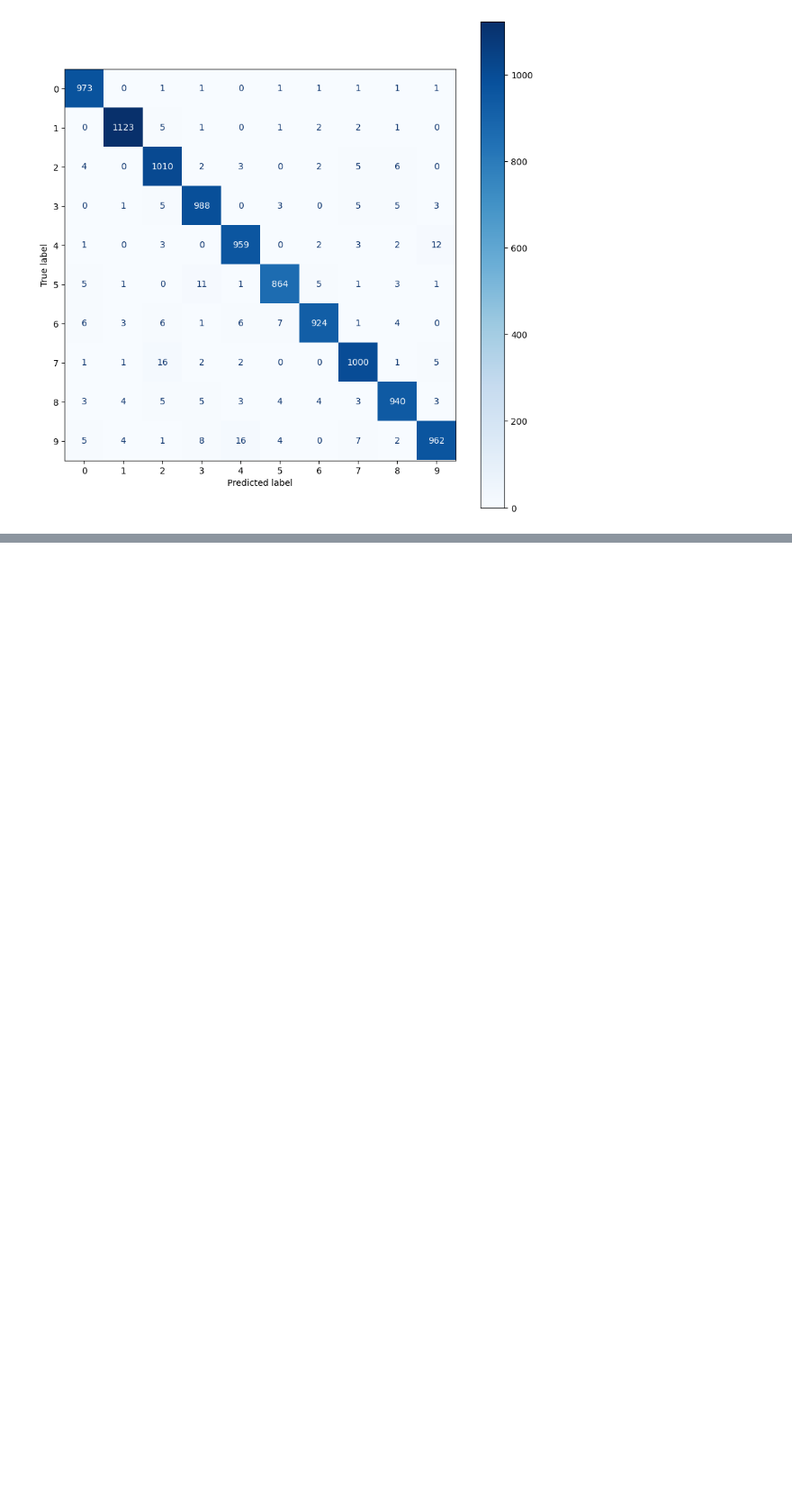
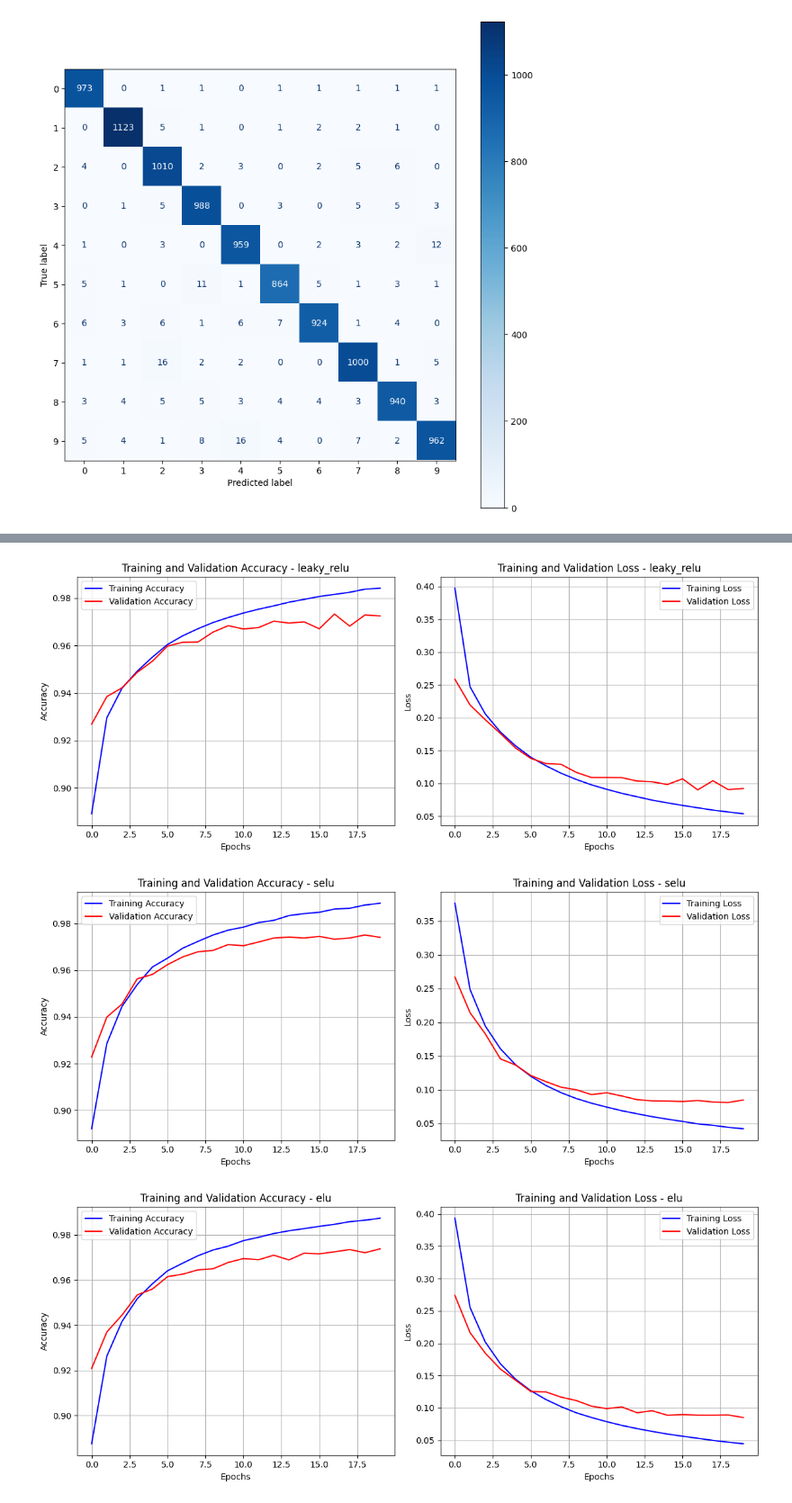
Before and after one commit to Andrzej-Swietek/AGH-Deep-Learning-CUDA, a Jupyter notebook: 01-Shallow-Models/class_shallow_net_in_tensorflow_KPI_S24.ipynb, the cells around one changed output, grey strips where cells are left out. Shown at 90% size. Saved outputs shown, nothing was run; the diff lists cells and outputs as text; code cells hidden in the pictures; blank space fills up the shorter version.

```diff
--- a/01-Shallow-Models/class_shallow_net_in_tensorflow_KPI_S24.ipynb
+++ b/01-Shallow-Models/class_shallow_net_in_tensorflow_KPI_S24.ipynb
@@ -541,0 +569,10 @@ plt.show()
+# %%
+for idx, entry in enumerate(other_models):
+    model = entry['model']
+    if model is not None:
+        print(f"Training model with activation function: {entry['name']}")
+        evolution = model.fit(X_train, y_train, batch_size=64, epochs=20, verbose=1, validation_data=(X_valid, y_valid))
+        other_models[idx]['evolution'] = evolution.history
+        print(f"Training complete for model with activation function: {entry['name']}")
+    else:
+        print(f"Skipping model with activation function: {entry['name']} as it was not properly initialized.")
@@ -541,0 +597,10 @@ plt.show()
+# %%
+for idx, entry in enumerate(other_models):
+    model = entry['model']
+    if model is not None:
+        print(f"Evaluating model with activation function: {entry['name']}")
+        model.evaluate(X_valid, y_valid)
+        print(f"Evaluating complete for model with activation function: {entry['name']}")
+        print("\n")
+    else:
+        print(f"Skipping model with activation function: {entry['name']} as it was not properly initialized.")
@@ -541,0 +625,41 @@ plt.show()
+# %%
+def plot_stats(evolution, name):
+    fig, axs = plt.subplots(1, 2, figsize=(12, 5))  # Create a figure with two subplots in one row
+
+    # Plotting accuracy
+    axs[0].plot(evolution['accuracy'], color='blue', label='Training Accuracy')
+    axs[0].plot(evolution['val_accuracy'], color='red', label='Validation Accuracy')
+
+    # Adding labels and title for accuracy subplot
+    axs[0].set_xlabel('Epochs')
+    axs[0].set_ylabel('Accuracy')
+    axs[0].set_title(f'Training and Validation Accuracy - {name}')
+    axs[0].legend()  # Add legend to distinguish between training and validation accuracy
+    axs[0].grid(True)
+
+    # Plotting loss
+    axs[1].plot(evolution['loss'], color='blue', label='Training Loss')
+    axs[1].plot(evolution['val_loss'], color='red', label='Validation Loss')
+
+    # Adding labels and title for loss subplot
+    axs[1].set_xlabel('Epochs')
+    axs[1].set_ylabel('Loss')
+    axs[1].set_title(f'Training and Validation Loss - {name}')
+    axs[1].legend()  # Add legend to distinguish between training and validation loss
+
+    # Adjust layout to prevent overlap
+    plt.tight_layout()
+    plt.grid()
+    # Show the plot
+    plt.show()
+
+# Iterate over other_models and plot statistics for each model
+for entry in other_models:
+    if 'evolution' in entry and entry['evolution'] is not None:
+        plot_stats(entry['evolution'], entry['name'])
+    else:
+        print(f"No training history available for model with activation function: {entry['name']}")
+# %% [output]
+[figure, added]
+[figure, added]
+[figure, added]
```
Also changed, not shown: parts of 5 cells of this notebook.
